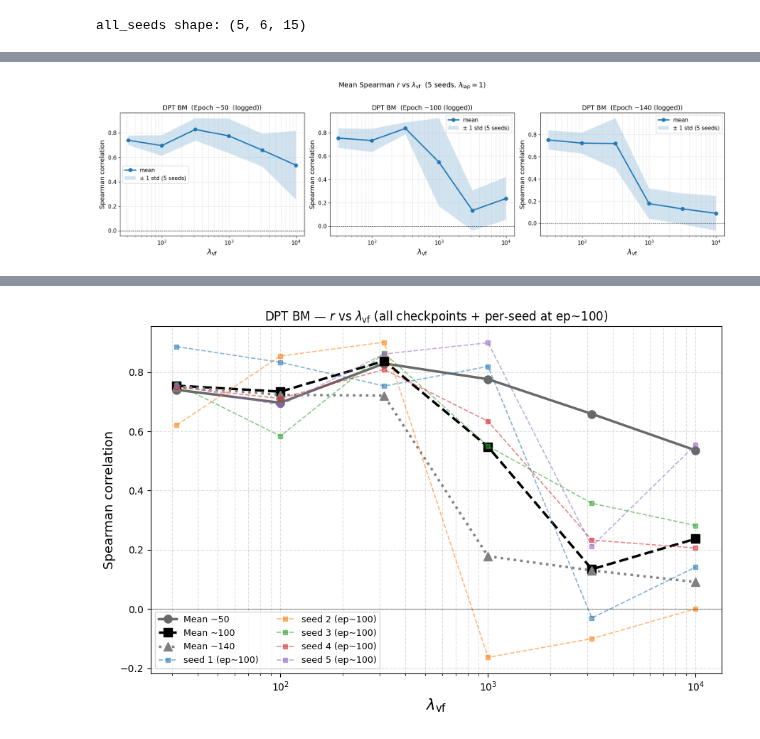
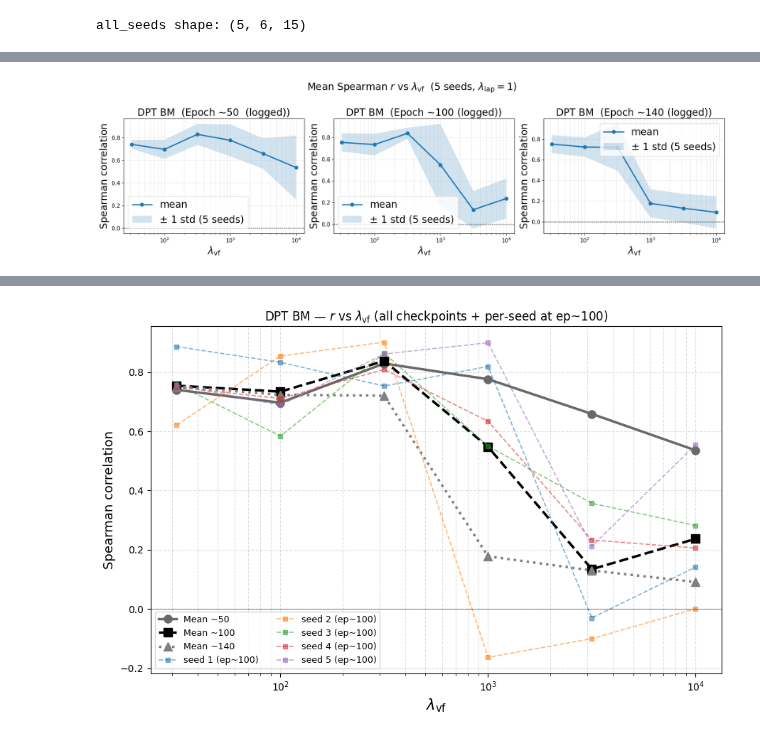
Before and after one commit to AbhiSundaram01/TraVeLer, a Jupyter notebook: model_evaluation_work/dpt_bone_marrow/sw_plotting.ipynb, the cells around one changed output, grey strips where cells are left out. Cells and saved outputs as stored; diff of their text form; code cells hidden in the pictures.

```diff
--- a/model_evaluation_work/dpt_bone_marrow/sw_plotting.ipynb
+++ b/model_evaluation_work/dpt_bone_marrow/sw_plotting.ipynb
@@ -143,35 +143,35 @@ df_summary
 # %%
 # ---------------------------------------------------------------------------
 # Plot 1: Mean ± std across all 5 seeds — one panel per epoch checkpoint
 # Matches the intended plot_correlation_vs_lambda_vf output
 # ---------------------------------------------------------------------------
 
 fig, axes = plt.subplots(1, 3, figsize=(18, 5), sharey=False)
 
 checkpoints = [
     ('~50',  'Epoch ~50  (logged)',  axes[0]),
     ('~100', 'Epoch ~100 (logged)',  axes[1]),
     ('~140', 'Epoch ~140 (logged)',  axes[2]),
 ]
 
 for label, title, ax in checkpoints:
     mu  = summary[label]['mean']
     sig = summary[label]['std']
     line, = ax.semilogx(LAMBDA_VFS, mu, marker='o', linewidth=2.5, markersize=7, label='mean')
     band = ax.fill_between(LAMBDA_VFS, mu - sig, mu + sig, alpha=0.2, label='± 1 std (5 seeds)')
     ax.axhline(0, color='k', linewidth=0.8, linestyle='--')
-    ax.set_xlabel(r'$\lambda_{\mathrm{vf}}$', fontsize=15)
-    ax.set_ylabel('Spearman correlation', fontsize=13)
-    ax.set_title(f'DPT BM  ({title})', fontsize=13)
+    ax.set_xlabel(r'$\lambda_{\mathrm{vf}}$', fontsize=20)
+    ax.set_ylabel('Spearman correlation', fontsize=20)
+    ax.set_title(f'DPT BM  ({title})', fontsize=20)
     ax.grid(True, which='both', linestyle='--', alpha=0.4)
     ax.tick_params(labelsize=11)
-    ax.legend(fontsize=11)
+    ax.legend(fontsize=20)
 
 plt.suptitle(
     r'Mean Spearman $r$ vs $\lambda_{\mathrm{vf}}$  (5 seeds, $\lambda_{\mathrm{lap}}=1$)',
-    fontsize=14, y=1.02)
+    fontsize=20, y=1.02)
 plt.tight_layout()
 plt.savefig('vf_sweep_mean_std.png', dpi=200, bbox_inches='tight')
 plt.show()
 # %% [output]
-[figure, old version]
+[figure, new version]
```
Also changed, not shown: parts of 2 cells of this notebook, 15 other files.
